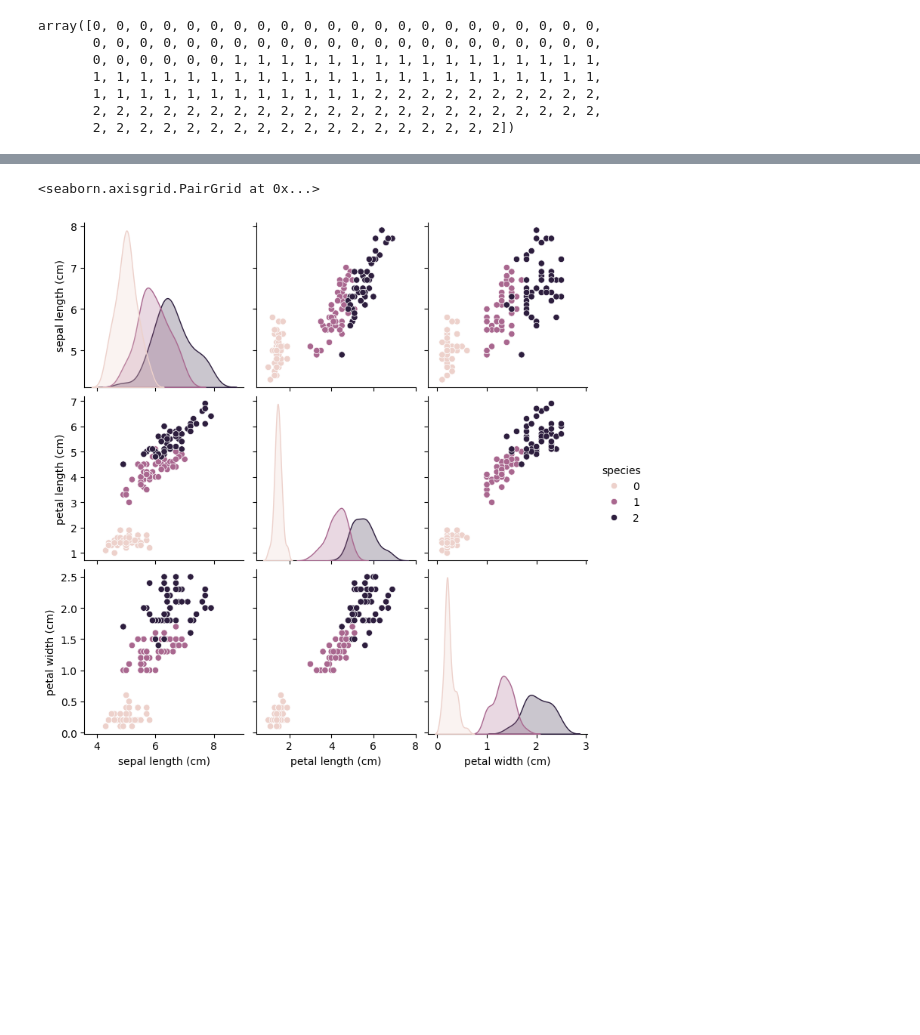
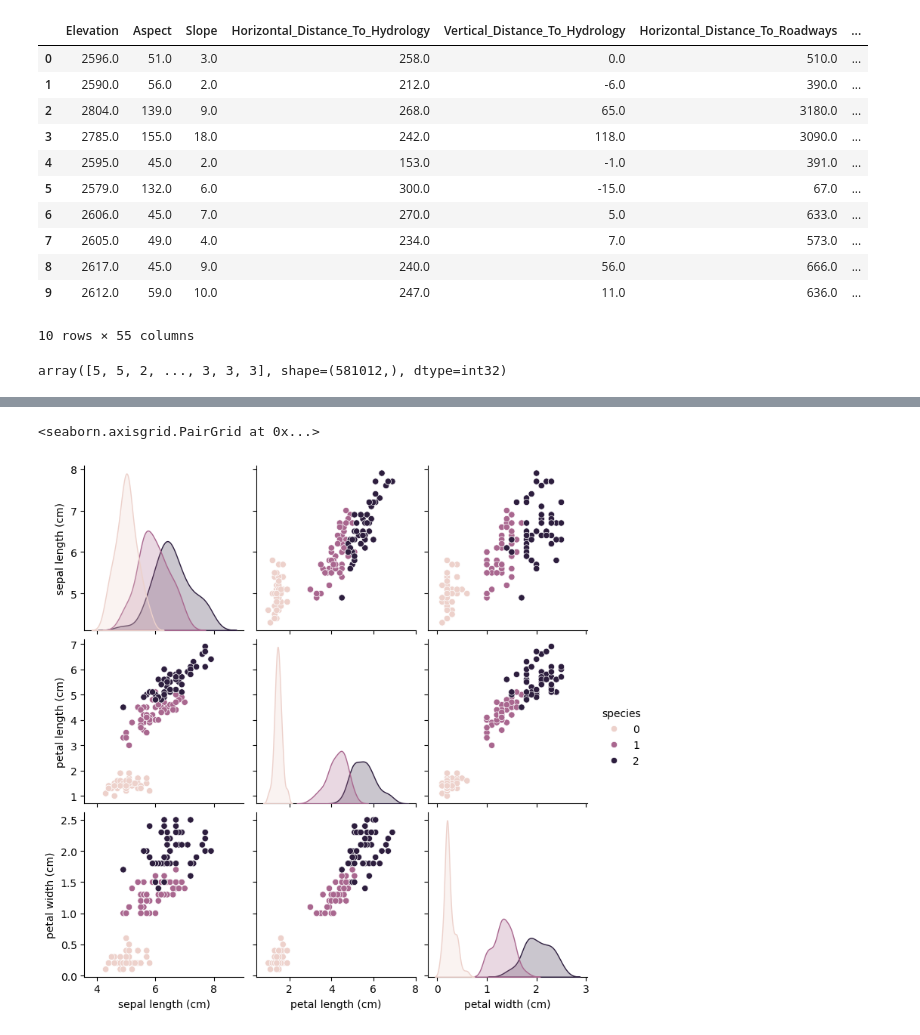
Before and after one commit to NahidHasan131/Ai---Machine-Learning, a Jupyter notebook: New folder (2)/labFinalp-iris- lab report.ipynb, the cells around one changed output, grey strips where cells are left out. Cells and saved outputs as stored; diff of their text form; code cells hidden in the pictures; blank space fills up the shorter version.

```diff
--- a/New folder (2)/labFinalp-iris- lab report.ipynb
+++ b/New folder (2)/labFinalp-iris- lab report.ipynb
@@ -25,14 +36,23 @@ print(iris)
+# %%
+
+df.head(10)
+# %% [output]
+|  | Elevation | Aspect | Slope | Horizontal_Distance_To_Hydrology | Vertical_Distance_To_Hydrology | Horizontal_Distance_To_Roadways | ... |
+| 0 | 2596.0 | 51.0 | 3.0 | 258.0 | 0.0 | 510.0 | ... |
+| 1 | 2590.0 | 56.0 | 2.0 | 212.0 | -6.0 | 390.0 | ... |
+| 2 | 2804.0 | 139.0 | 9.0 | 268.0 | 65.0 | 3180.0 | ... |
+| 3 | 2785.0 | 155.0 | 18.0 | 242.0 | 118.0 | 3090.0 | ... |
+| 4 | 2595.0 | 45.0 | 2.0 | 153.0 | -1.0 | 391.0 | ... |
+| 5 | 2579.0 | 132.0 | 6.0 | 300.0 | -15.0 | 67.0 | ... |
+| 6 | 2606.0 | 45.0 | 7.0 | 270.0 | 5.0 | 633.0 | ... |
+| 7 | 2605.0 | 49.0 | 4.0 | 234.0 | 7.0 | 573.0 | ... |
+| 8 | 2617.0 | 45.0 | 9.0 | 240.0 | 56.0 | 666.0 | ... |
+| 9 | 2612.0 | 59.0 | 10.0 | 247.0 | 11.0 | 636.0 | ... |
+10 rows × 55 columns
 # %%
-iris.feature_names
-iris.data
-iris.target_names
-iris.target
+covtype.data
+covtype.target_names
+covtype.target
 # %% [output]
-array([0, 0, 0, 0, 0, 0, 0, 0, 0, 0, 0, 0, 0, 0, 0, 0, 0, 0, 0, 0, 0, 0,
-       0, 0, 0, 0, 0, 0, 0, 0, 0, 0, 0, 0, 0, 0, 0, 0, 0, 0, 0, 0, 0, 0,
-       0, 0, 0, 0, 0, 0, 1, 1, 1, 1, 1, 1, 1, 1, 1, 1, 1, 1, 1, 1, 1, 1,
-       1, 1, 1, 1, 1, 1, 1, 1, 1, 1, 1, 1, 1, 1, 1, 1, 1, 1, 1, 1, 1, 1,
-       1, 1, 1, 1, 1, 1, 1, 1, 1, 1, 1, 1, 2, 2, 2, 2, 2, 2, 2, 2, 2, 2,
-       2, 2, 2, 2, 2, 2, 2, 2, 2, 2, 2, 2, 2, 2, 2, 2, 2, 2, 2, 2, 2, 2,
-       2, 2, 2, 2, 2, 2, 2, 2, 2, 2, 2, 2, 2, 2, 2, 2, 2, 2])
+array([5, 5, 2, ..., 3, 3, 3], shape=(581012,), dtype=int32)
 # %%
```
Also changed, not shown: parts of 19 cells of this notebook, 4 other files.
